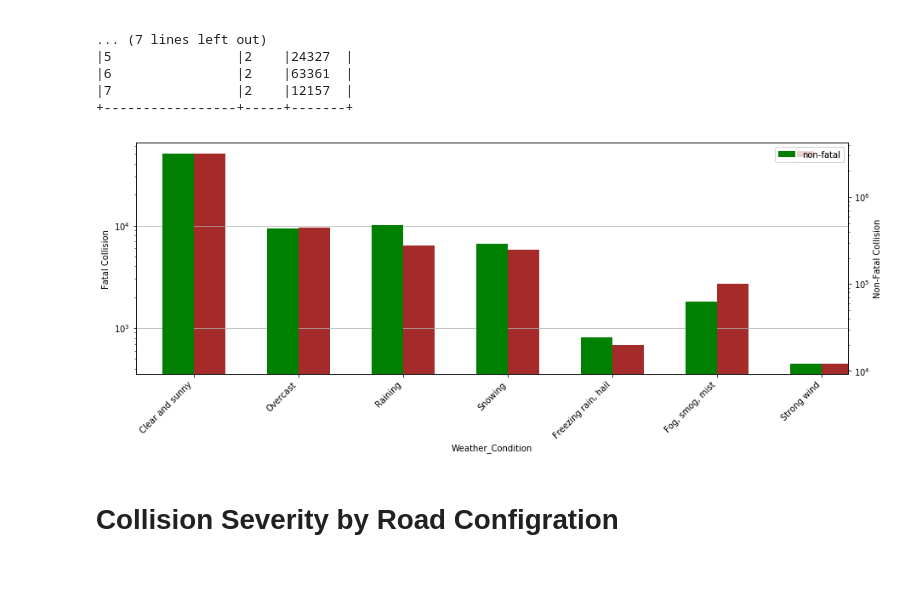
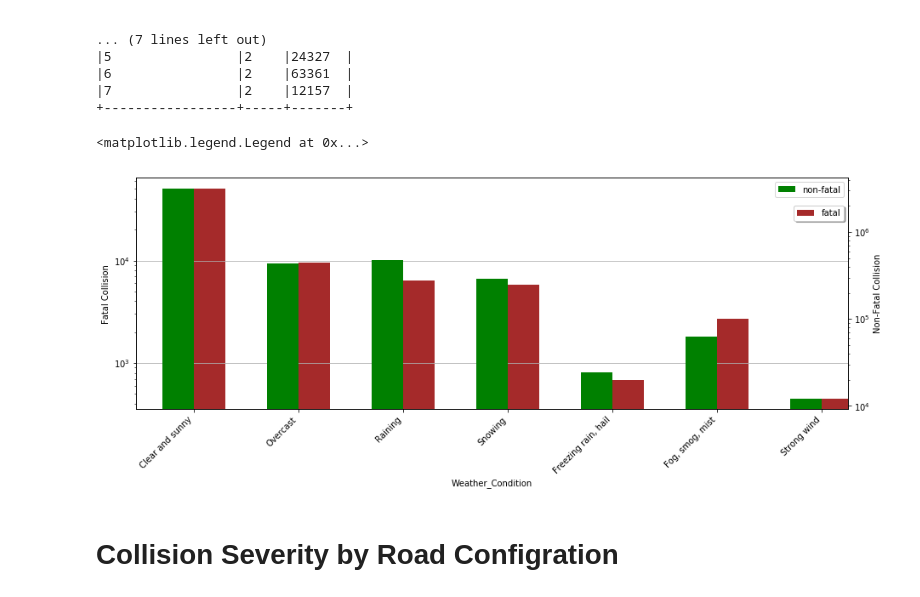
Before and after one commit to SinghGursimran/Analysis-of-Car-Accidents-in-Canada-using-PySpark, a Jupyter notebook: Analysis.ipynb, the cells around one changed output. Saved outputs shown, nothing was run; the diff lists cells and outputs as text; code cells hidden in the pictures.

```diff
--- a/Analysis.ipynb
+++ b/Analysis.ipynb
@@ -282,23 +283,25 @@ sev_low_collisions_weather_pandas_df = sev_low_collisions_weather.select("*").to
 # %%
 fig = plt.figure()
 ax = fig.add_subplot(111)
 ax2 = ax.twinx() # Create another axes that shares the same x-axis as ax.
 
 width = 0.3
 
 weather_type = ['Clear and sunny','Overcast','Raining','Snowing','Freezing rain, hail','Fog, smog, mist',
             'Strong wind']
 
 
 plot_severity_high_weather = sev_high_collisions_weather_pandas_df.plot.bar(logy = True, position = 0, ax = ax, figsize=(15,5) , label = "fatal", x="Weather_Condition",y="count",width = width,color='brown')
 plot_severity_low_weather = sev_low_collisions_weather_pandas_df.plot.bar(logy = True, position = 1, ax = ax2, label = "non-fatal", figsize=(15,5),x="Weather_Condition",y="count", width = width,color='green')
 
 ax.set_xticklabels(weather_type,ha='right',rotation = 45)
 ax.set_ylabel('Fatal Collision')
 ax2.set_ylabel('Non-Fatal Collision')
 ax.grid(axis = 'y')
+ax.legend(loc='upper right', bbox_to_anchor=(1, 0.9),fancybox=True, shadow=True, ncol=5)
 # %% [output]
+<matplotlib.legend.Legend at 0x...>
-[figure, old version]
+[figure, new version]
 # %% [markdown]
 # Collision Severity by Road Configration
 # %%
```
Also changed, not shown: parts of 13 cells of this notebook.
